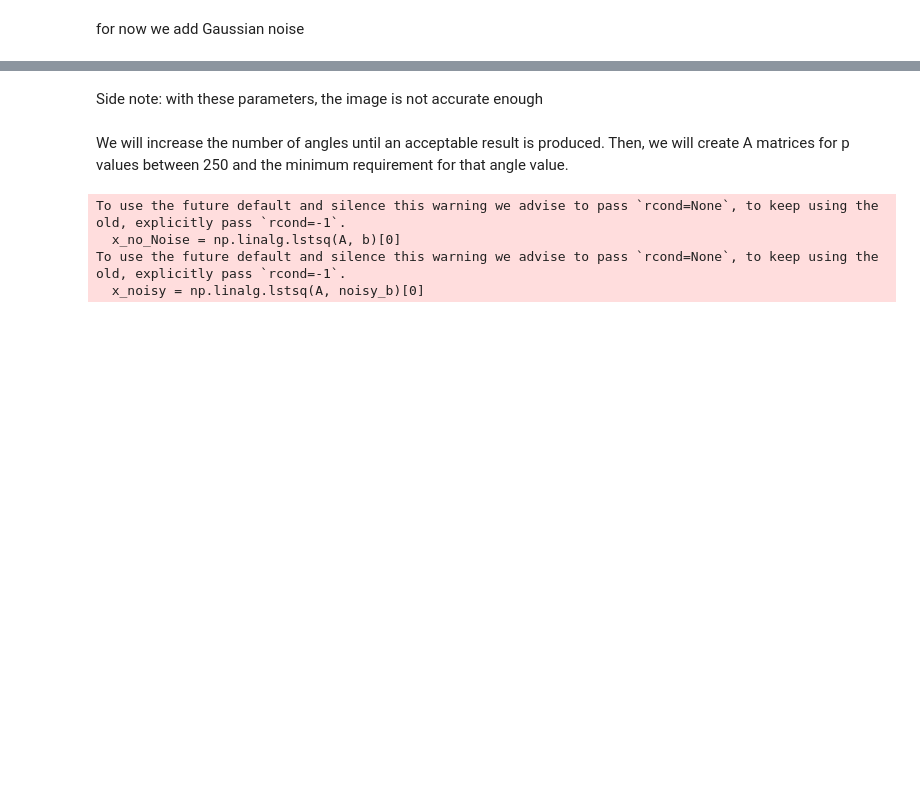
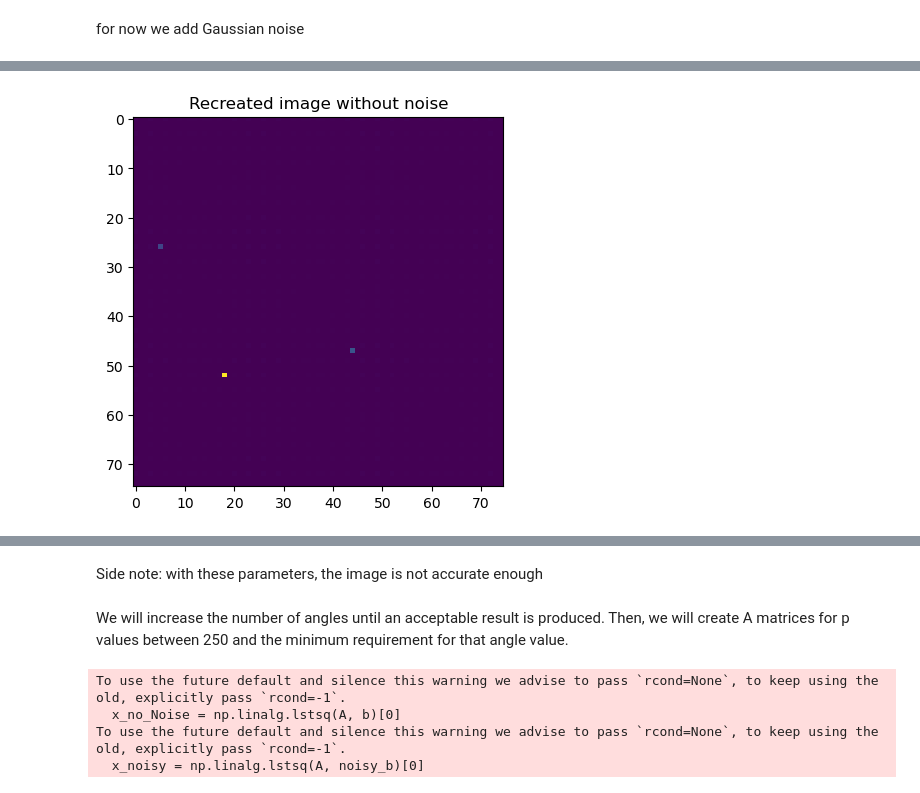
Before and after one commit to npeuker/MathModellingDTU, a Jupyter notebook: Exam Project/parameter_analysis.ipynb, the cells around one changed output, grey strips where cells are left out. Drawn from its saved outputs; the diff is of its cells as text; code cells hidden in the pictures; blank space fills up the shorter version.

```diff
--- a/Exam Project/parameter_analysis.ipynb
+++ b/Exam Project/parameter_analysis.ipynb
@@ -72,3 +72,13 @@ def addNoise(b):
     noise = np.random.normal(mean, std, b.shape)
     noisy_b = b + noise
     return noisy_b
+# %%
+# create function to display original image next to recreated image
+
+b = calculatingB(A, resized_im)
+x_no_Noise = np.linalg.lstsq(A, b)[0]
+resized_no_noise_im = np.resize(x_no_Noise, (N,N))
+plt.imshow(resized_no_noise_im)
+plt.title("Recreated image without noise")
+plt.show()
+# %% [output]
@@ -75 +87,2 @@ def addNoise(b):
+[figure, added]
 # %%
```
Also changed, not shown: parts of 30 cells of this notebook, 5 other files.
